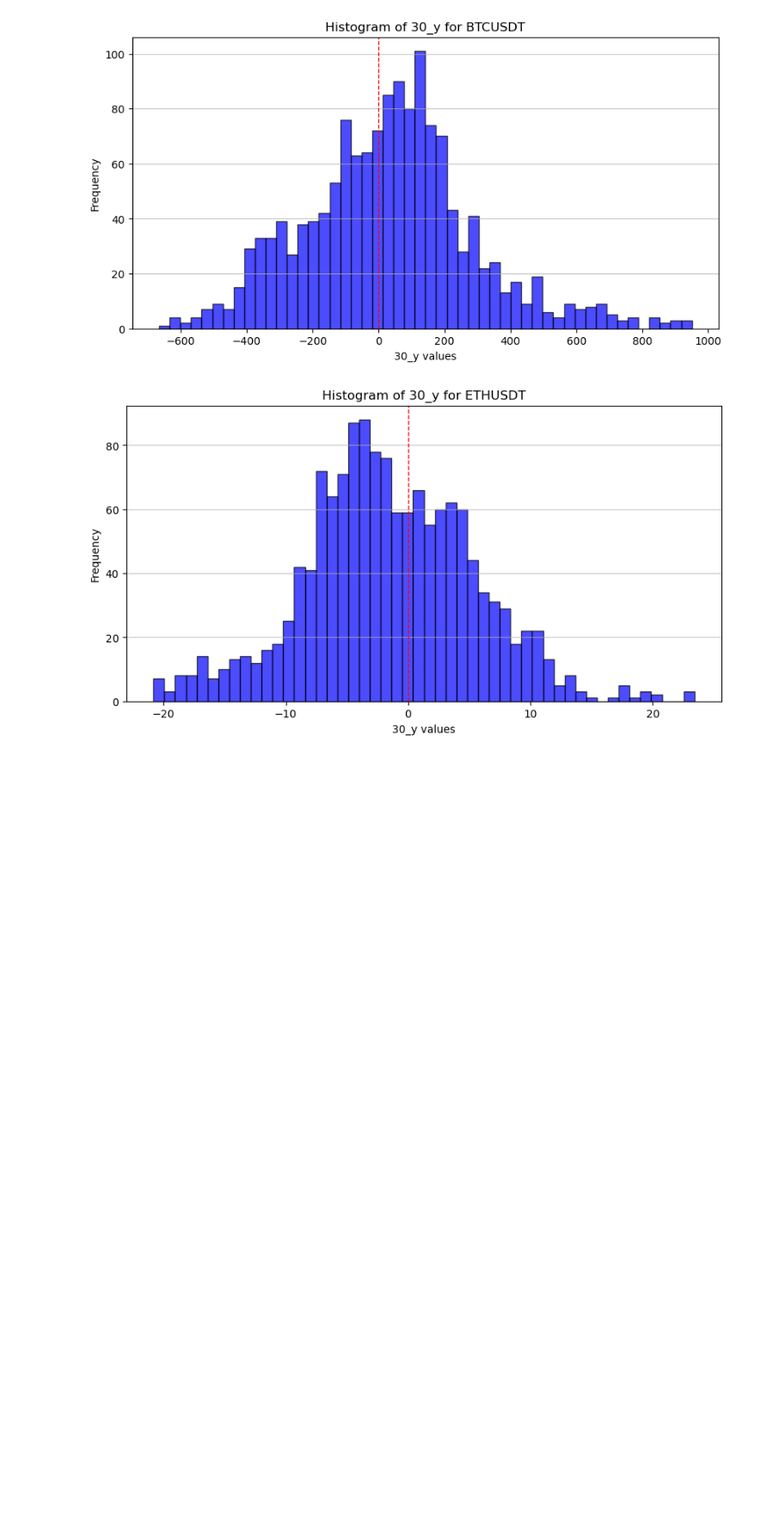
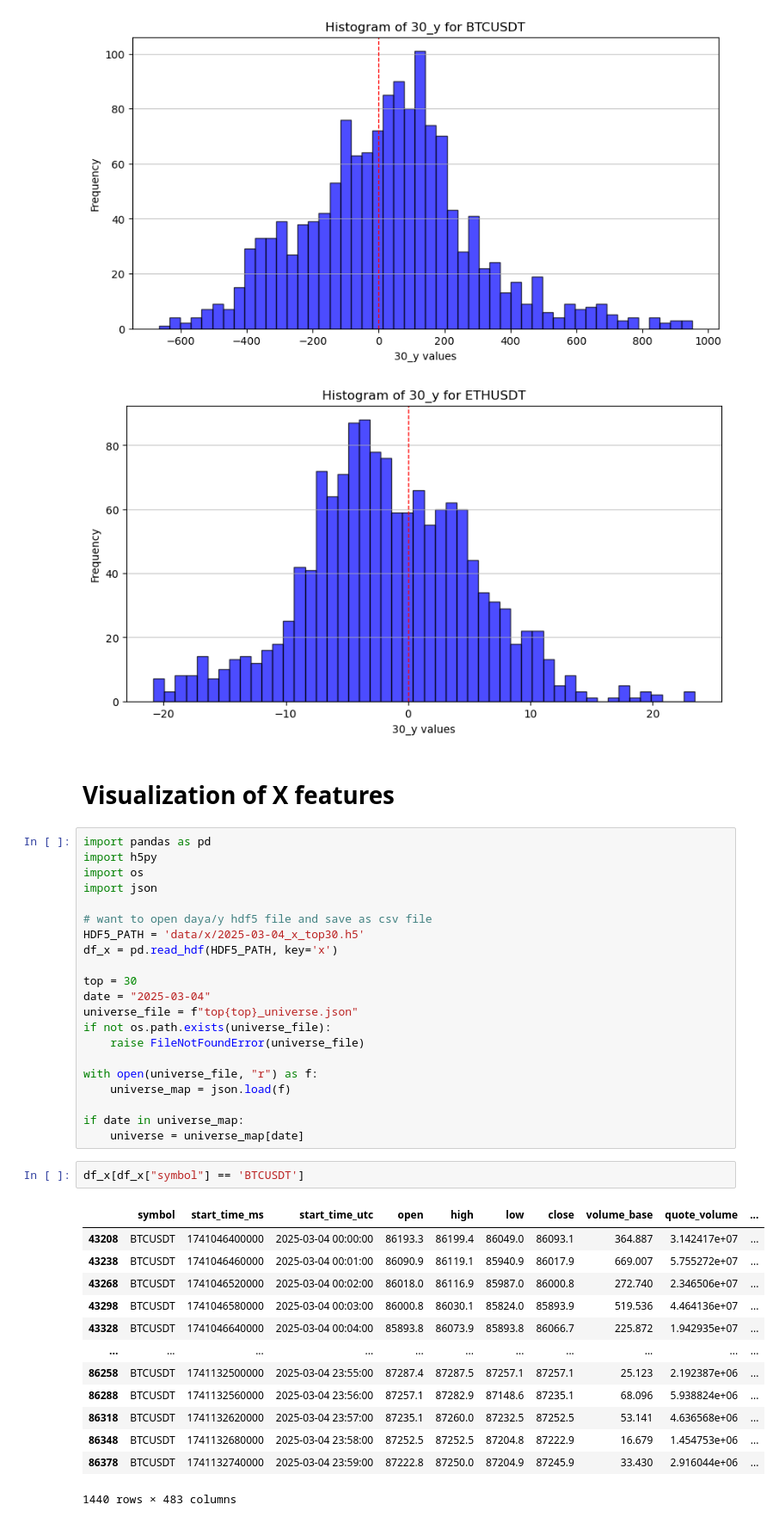
Before and after one commit to devilmaier/25_fall_deeplearning, a Jupyter notebook: visualization_and_y_generater.ipynb, the cells around one changed output. Shown at 86% size. Saved outputs shown, nothing was run; the diff lists cells and outputs as text; blank space fills up the shorter version.

```diff
--- a/visualization_and_y_generater.ipynb
+++ b/visualization_and_y_generater.ipynb
@@ -1106,3 +1158,42 @@ plot_y_histogram('ETHUSDT', y_column='30_y', bins=50)
 # %% [output]
 [figure]
 [figure]
+# %% [markdown]
+# Visualization of X features
+# %%
+import pandas as pd
+import h5py
+import os
+import json
+
+# want to open daya/y hdf5 file and save as csv file
+HDF5_PATH = 'data/x/2025-03-04_x_top30.h5'
+df_x = pd.read_hdf(HDF5_PATH, key='x')
+
+top = 30
+date = "2025-03-04"
+universe_file = f"top{top}_universe.json"
+if not os.path.exists(universe_file):
+    raise FileNotFoundError(universe_file)
+
+with open(universe_file, "r") as f:
+    universe_map = json.load(f)
+
+if date in universe_map:
+    universe = universe_map[date]
+# %%
+df_x[df_x["symbol"] == 'BTCUSDT']
+# %% [output]
+|  | symbol | start_time_ms | start_time_utc | open | high | low | close | volume_base | quote_volume | ... |
+| 43208 | BTCUSDT | 1741046400000 | 2025-03-04 00:00:00 | 86193.3 | 86199.4 | 86049.0 | 86093.1 | 364.887 | 3.142417e+07 | ... |
+| 43238 | BTCUSDT | 1741046460000 | 2025-03-04 00:01:00 | 86090.9 | 86119.1 | 85940.9 | 86017.9 | 669.007 | 5.755272e+07 | ... |
+| 43268 | BTCUSDT | 1741046520000 | 2025-03-04 00:02:00 | 86018.0 | 86116.9 | 85987.0 | 86000.8 | 272.740 | 2.346506e+07 | ... |
+| 43298 | BTCUSDT | 1741046580000 | 2025-03-04 00:03:00 | 86000.8 | 86030.1 | 85824.0 | 85893.9 | 519.536 | 4.464136e+07 | ... |
+| 43328 | BTCUSDT | 1741046640000 | 2025-03-04 00:04:00 | 85893.8 | 86073.9 | 85893.8 | 86066.7 | 225.872 | 1.942935e+07 | ... |
+| ... | ... | ... | ... | ... | ... | ... | ... | ... | ... | ... |
+| 86258 | BTCUSDT | 1741132500000 | 2025-03-04 23:55:00 | 87287.4 | 87287.5 | 87257.1 | 87257.1 | 25.123 | 2.192387e+06 | ... |
+| 86288 | BTCUSDT | 1741132560000 | 2025-03-04 23:56:00 | 87257.1 | 87282.9 | 87148.6 | 87235.1 | 68.096 | 5.938824e+06 | ... |
+| 86318 | BTCUSDT | 1741132620000 | 2025-03-04 23:57:00 | 87235.1 | 87260.0 | 87232.5 | 87252.5 | 53.141 | 4.636568e+06 | ... |
+| 86348 | BTCUSDT | 1741132680000 | 2025-03-04 23:58:00 | 87252.5 | 87252.5 | 87204.8 | 87222.9 | 16.679 | 1.454753e+06 | ... |
+| 86378 | BTCUSDT | 1741132740000 | 2025-03-04 23:59:00 | 87222.8 | 87250.0 | 87204.9 | 87245.9 | 33.430 | 2.916044e+06 | ... |
+1440 rows × 483 columns
```
Also changed, not shown: parts of 8 cells of this notebook.
